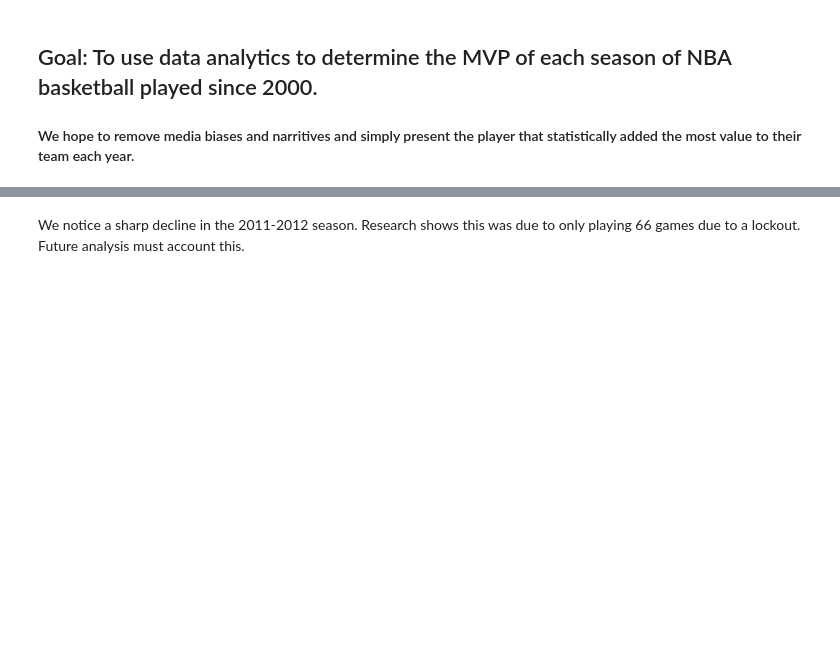
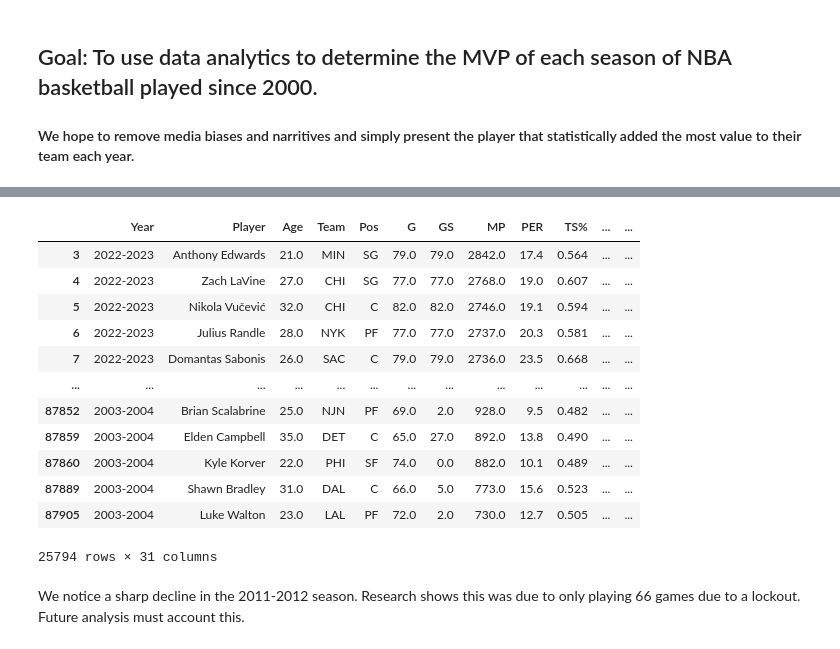
Before and after one commit to khadazhaia/nba-stats, a Jupyter notebook: notebooks/jonathan_eda.ipynb, the cells around one changed output, grey strips where cells are left out. Drawn from its saved outputs; the diff is of its cells as text; code cells hidden in the pictures; blank space fills up the shorter version.

```diff
--- a/notebooks/jonathan_eda.ipynb
+++ b/notebooks/jonathan_eda.ipynb
@@ -30,3 +30,19 @@ plt.show()
+# %%
+adv_eligible_players
+# %% [output]
+|  | Year | Player | Age | Team | Pos | G | GS | MP | PER | TS% | ... | ... |
+| 3 | 2022-2023 | Anthony Edwards | 21.0 | MIN | SG | 79.0 | 79.0 | 2842.0 | 17.4 | 0.564 | ... | ... |
+| 4 | 2022-2023 | Zach LaVine | 27.0 | CHI | SG | 77.0 | 77.0 | 2768.0 | 19.0 | 0.607 | ... | ... |
+| 5 | 2022-2023 | Nikola Vučević | 32.0 | CHI | C | 82.0 | 82.0 | 2746.0 | 19.1 | 0.594 | ... | ... |
+| 6 | 2022-2023 | Julius Randle | 28.0 | NYK | PF | 77.0 | 77.0 | 2737.0 | 20.3 | 0.581 | ... | ... |
+| 7 | 2022-2023 | Domantas Sabonis | 26.0 | SAC | C | 79.0 | 79.0 | 2736.0 | 23.5 | 0.668 | ... | ... |
+| ... | ... | ... | ... | ... | ... | ... | ... | ... | ... | ... | ... | ... |
+| 87852 | 2003-2004 | Brian Scalabrine | 25.0 | NJN | PF | 69.0 | 2.0 | 928.0 | 9.5 | 0.482 | ... | ... |
+| 87859 | 2003-2004 | Elden Campbell | 35.0 | DET | C | 65.0 | 27.0 | 892.0 | 13.8 | 0.490 | ... | ... |
+| 87860 | 2003-2004 | Kyle Korver | 22.0 | PHI | SF | 74.0 | 0.0 | 882.0 | 10.1 | 0.489 | ... | ... |
+| 87889 | 2003-2004 | Shawn Bradley | 31.0 | DAL | C | 66.0 | 5.0 | 773.0 | 15.6 | 0.523 | ... | ... |
+| 87905 | 2003-2004 | Luke Walton | 23.0 | LAL | PF | 72.0 | 2.0 | 730.0 | 12.7 | 0.505 | ... | ... |
+25794 rows × 31 columns
 # %% [markdown]
 We notice a sharp decline in the 2011-2012 season. Research shows this was due to only playing 66 games due to a lockout. Future analysis must account this.
 # %% [markdown]
```
Also changed, not shown: parts of 5 cells of this notebook.
